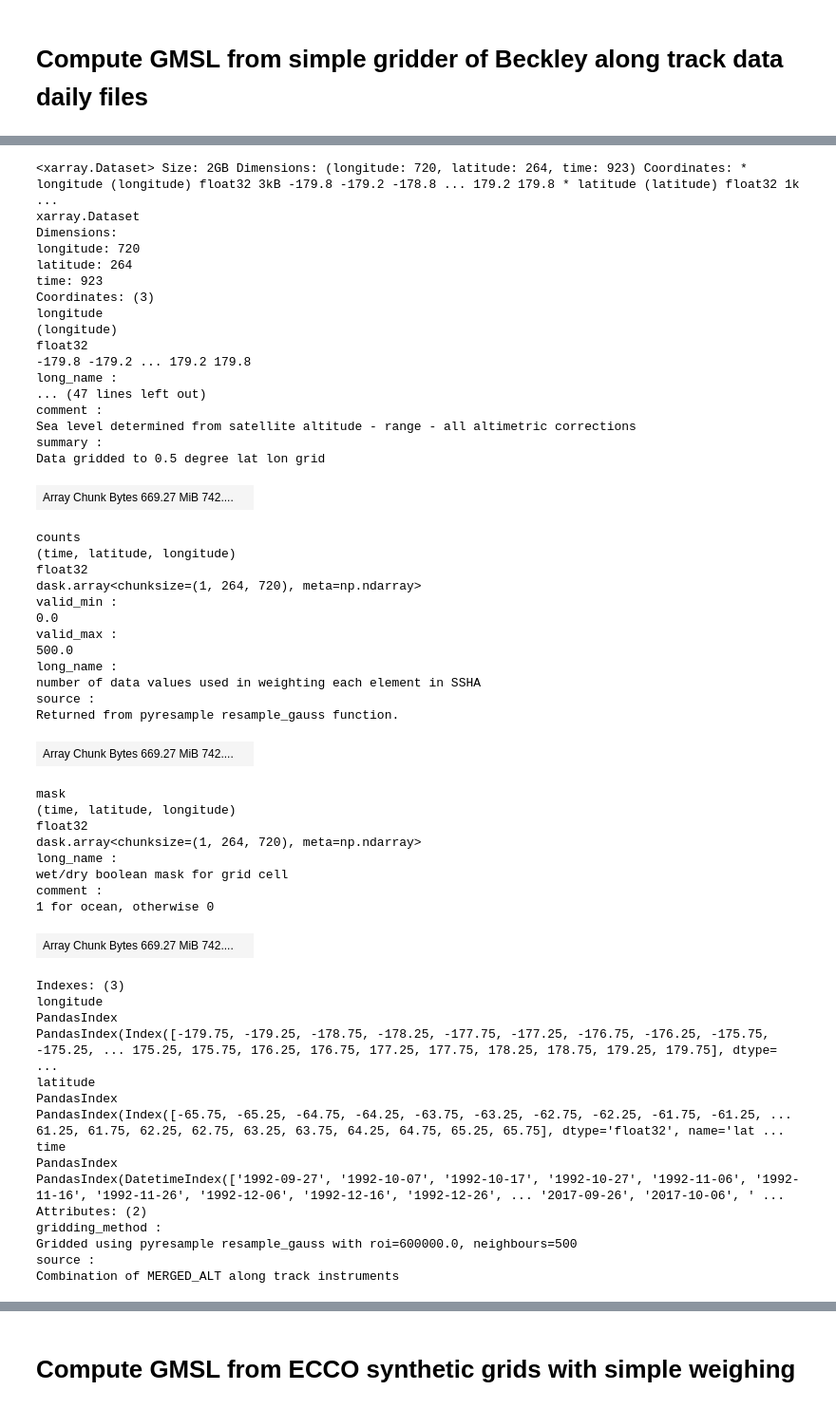
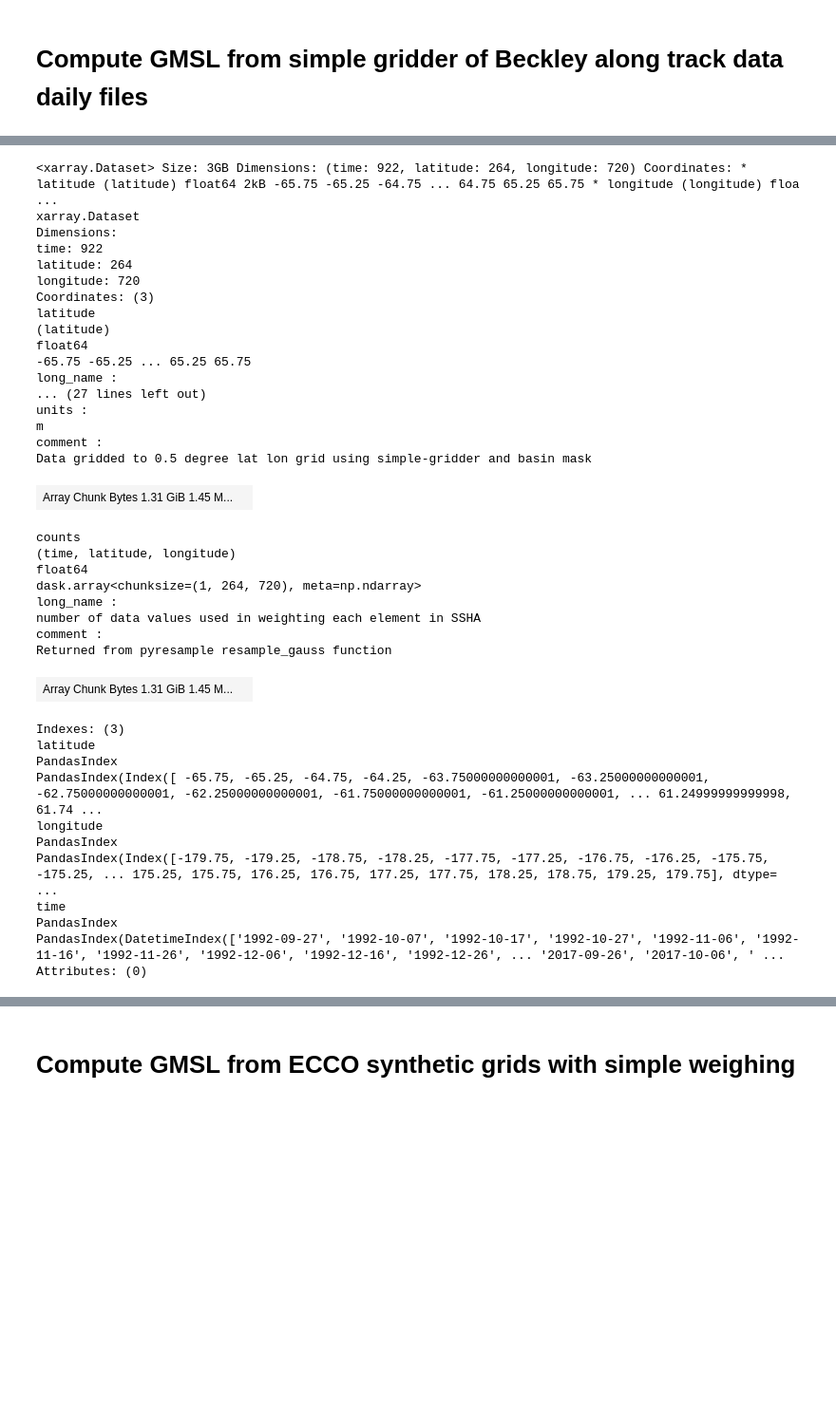
Before and after one commit to sevfour/ECCO_GMSL, a Jupyter notebook: 11-GMSL_grids_nosicapplied.ipynb, the cells around one changed output, grey strips where cells are left out. Shown at 95% size. Cells and saved outputs as stored; diff of their text form; code cells hidden in the pictures; blank space fills up the shorter version.

Commit message:
final modif grids

```diff
--- a/11-GMSL_grids_nosicapplied.ipynb
+++ b/11-GMSL_grids_nosicapplied.ipynb
@@ -30,7 +30,7 @@ grids_file_dir_randomnoise = Path('/home/jpluser/ECCO_GMSL/Data/gridding_output_
 grids_file_dir_missingdata = Path('/home/jpluser/ECCO_GMSL/Data/gridding_output_missingdata_nosicapplied/')
 grids_file_dir_orbiterror_2cm = Path('/home/jpluser/ECCO_GMSL/Data/gridding_output_orbiterror_2cm_nosicapplied/')
 grids_file_dir_3errors_2cm = Path('/home/jpluser/ECCO_GMSL/Data/gridding_output_3errors_2cm_nosicapplied/')
-grids_file_dir_beckley = Path('/home/jpluser/ECCO_GMSL/Data/gridding_output_Beckley_dailyfiles_old/')
+grids_file_dir_beckley = Path('/home/jpluser/ECCO_GMSL/Data/gridding_output_Beckley_dailyfiles/')
 
 main_dir = Path('/home/jpluser/ECCO_GMSL/')
 output_dir = Path('/home/jpluser/ECCO_GMSL/Data/GMSL/')
@@ -123,62 +68,45 @@ Combination of MERGED_ALT along track instruments
 # %%
-grids=grids.sel(latitude=slice(-66,66))
+grids=grids.sel(latitude=slice(-66,66)).sel(time=slice('1992-09-23','2017-12-31'))
 grids
 # %% [output]
-<xarray.Dataset> Size: 2GB Dimensions: (longitude: 720, latitude: 264, time: 923) Coordinates: * longitude (longitude) float32 3kB -179.8 -179.2 -178.8 ... 179.2 179.8 * latitude (latitude) float32 1k ...
+<xarray.Dataset> Size: 3GB Dimensions: (time: 922, latitude: 264, longitude: 720) Coordinates: * latitude (latitude) float64 2kB -65.75 -65.25 -64.75 ... 64.75 65.25 65.75 * longitude (longitude) floa ...
 xarray.Dataset
 Dimensions:
+time: 922
+latitude: 264
 longitude: 720
-latitude: 264
-time: 923
 Coordinates: (3)
-longitude
-(longitude)
-float32
--179.8 -179.2 ... 179.2 179.8
+latitude
+(latitude)
+float64
+-65.75 -65.25 ... 65.25 65.75
 long_name :
-... (47 lines left out)
+... (27 lines left out)
+units :
+m
 comment :
-Sea level determined from satellite altitude - range - all altimetric corrections
-summary :
-Data gridded to 0.5 degree lat lon grid
+Data gridded to 0.5 degree lat lon grid using simple-gridder and basin mask
-| Array Chunk Bytes 669.27 MiB 742.... |  |
+| Array Chunk Bytes 1.31 GiB 1.45 M... |  |
 counts
 (time, latitude, longitude)
-float32
+float64
 dask.array<chunksize=(1, 264, 720), meta=np.ndarray>
-valid_min :
-0.0
-valid_max :
-500.0
 long_name :
 number of data values used in weighting each element in SSHA
-source :
-Returned from pyresample resample_gauss function.
+comment :
+Returned from pyresample resample_gauss function
-| Array Chunk Bytes 669.27 MiB 742.... |  |
+| Array Chunk Bytes 1.31 GiB 1.45 M... |  |
-mask
-(time, latitude, longitude)
-float32
-dask.array<chunksize=(1, 264, 720), meta=np.ndarray>
-long_name :
-wet/dry boolean mask for grid cell
-comment :
-1 for ocean, otherwise 0
+Indexes: (3)
+latitude
+PandasIndex
+PandasIndex(Index([ -65.75, -65.25, -64.75, -64.25, -63.75000000000001, -63.25000000000001, -62.75000000000001, -62.25000000000001, -61.75000000000001, -61.25000000000001, ... 61.24999999999998, 61.74 ...
+longitude
+PandasIndex
+PandasIndex(Index([-179.75, -179.25, -178.75, -178.25, -177.75, -177.25, -176.75, -176.25, -175.75, -175.25, ... 175.25, 175.75, 176.25, 176.75, 177.25, 177.75, 178.25, 178.75, 179.25, 179.75], dtype= ...
+time
+PandasIndex
+PandasIndex(DatetimeIndex(['1992-09-27', '1992-10-07', '1992-10-17', '1992-10-27', '1992-11-06', '1992-11-16', '1992-11-26', '1992-12-06', '1992-12-16', '1992-12-26', ... '2017-09-26', '2017-10-06', ' ...
+Attributes: (0)
-| Array Chunk Bytes 669.27 MiB 742.... |  |
-Indexes: (3)
-longitude
-PandasIndex
-PandasIndex(Index([-179.75, -179.25, -178.75, -178.25, -177.75, -177.25, -176.75, -176.25, -175.75, -175.25, ... 175.25, 175.75, 176.25, 176.75, 177.25, 177.75, 178.25, 178.75, 179.25, 179.75], dtype= ...
-latitude
-PandasIndex
-PandasIndex(Index([-65.75, -65.25, -64.75, -64.25, -63.75, -63.25, -62.75, -62.25, -61.75, -61.25, ... 61.25, 61.75, 62.25, 62.75, 63.25, 63.75, 64.25, 64.75, 65.25, 65.75], dtype='float32', name='lat ...
-time
-PandasIndex
-PandasIndex(DatetimeIndex(['1992-09-27', '1992-10-07', '1992-10-17', '1992-10-27', '1992-11-06', '1992-11-16', '1992-11-26', '1992-12-06', '1992-12-16', '1992-12-26', ... '2017-09-26', '2017-10-06', ' ...
-Attributes: (2)
-gridding_method :
-Gridded using pyresample resample_gauss with roi=600000.0, neighbours=500
-source :
-Combination of MERGED_ALT along track instruments
 # %%
 [LO,LA]=np.meshgrid(grids.longitude,grids.latitude)
 weights = np.cos(np.deg2rad(LA))
```
Also changed, not shown: parts of 24 cells of this notebook, 3 other files.
